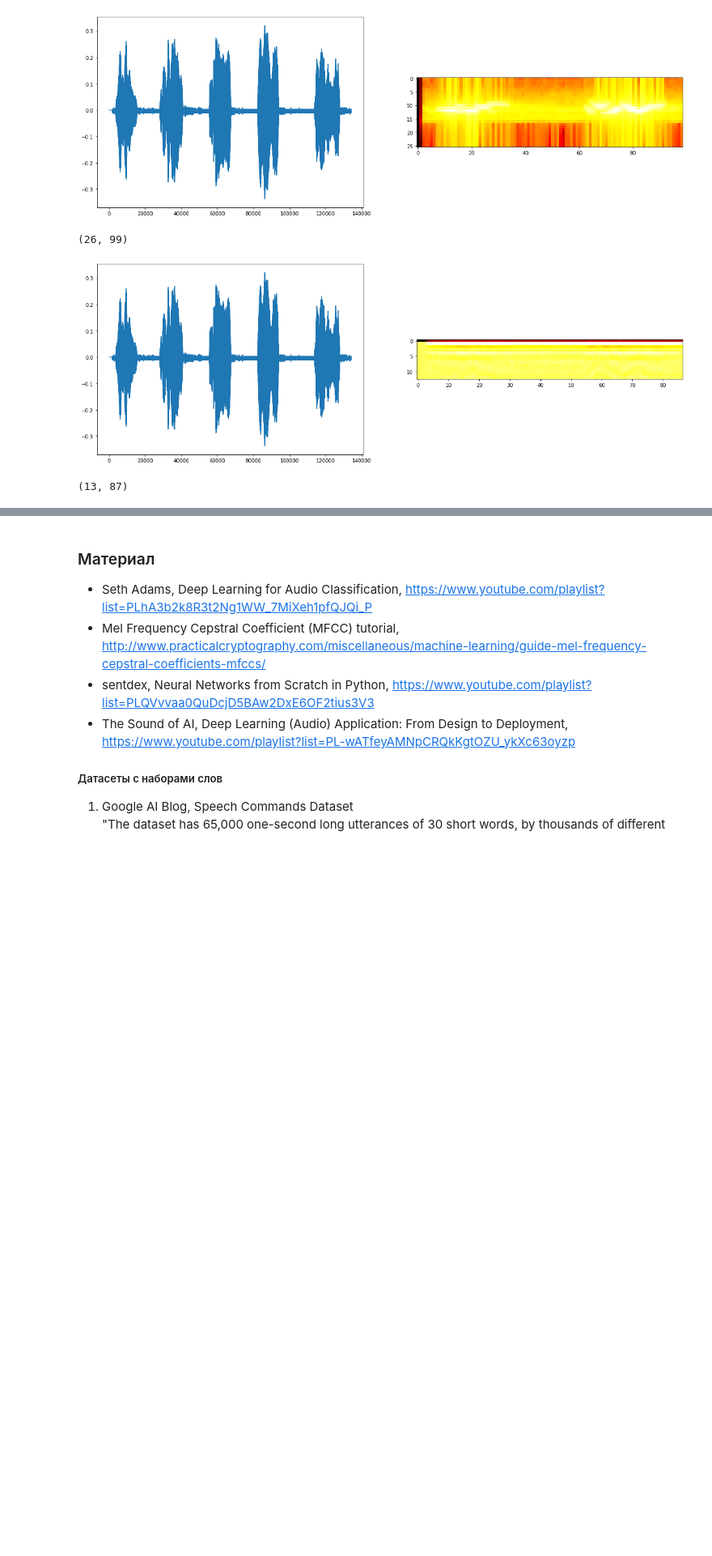
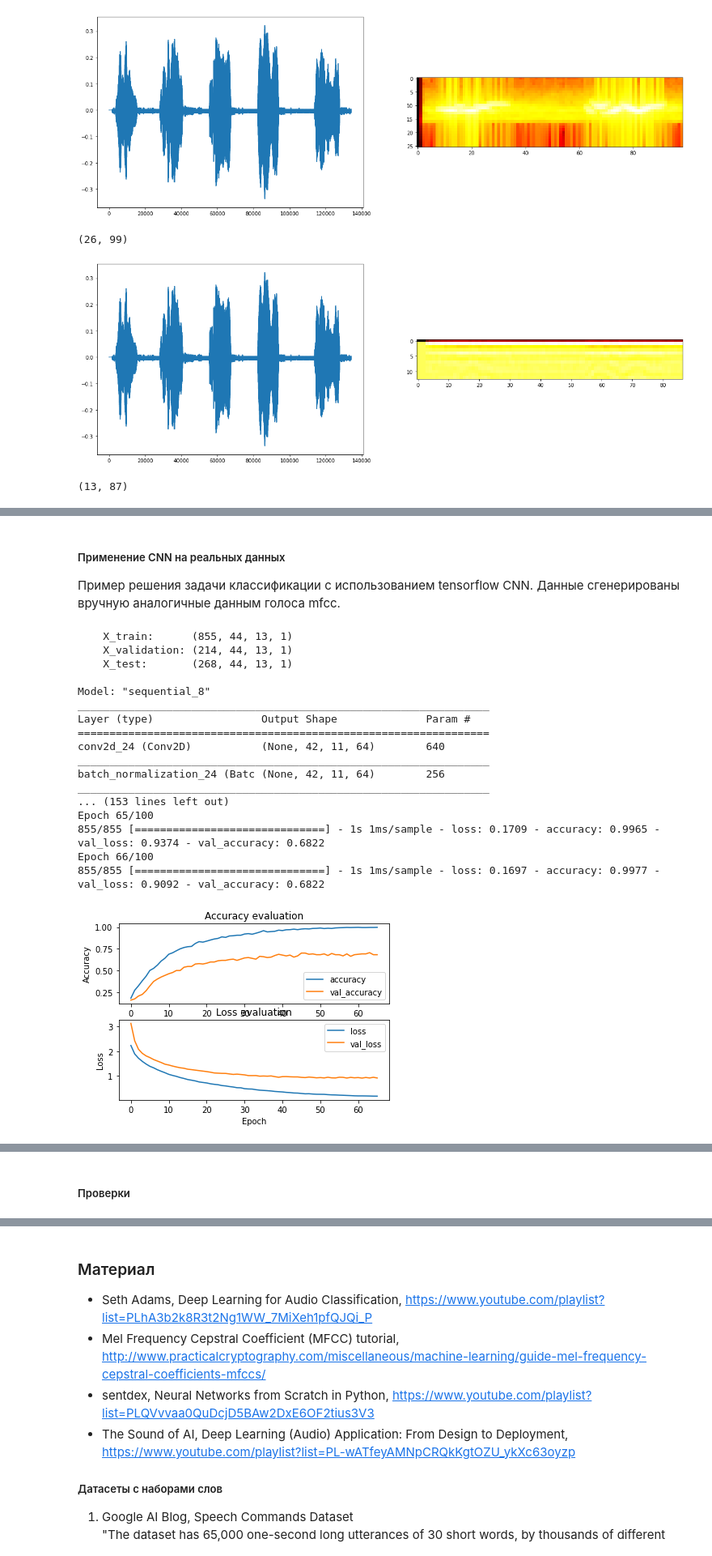
Before and after one commit to balobinp/AudioSignalProcessing, a Jupyter notebook: AudioSignalProcessing.ipynb, the cells around one changed output, grey strips where cells are left out. Shown at 81% size. Cells and saved outputs as stored; diff of their text form; code cells hidden in the pictures; blank space fills up the shorter version.

```diff
--- a/AudioSignalProcessing.ipynb
+++ b/AudioSignalProcessing.ipynb
@@ -35,6 +37,8 @@ from sklearn.model_selection import train_test_split
 downloads = r".\VoiceSamples"
 
 input_voice_samples_folders = join(downloads, 'YesNoFive10Samples')
+# input_voice_samples_folders = join(downloads, 'OnOffUpDownStopOthers250Samples')
+
 output_voice_features_json = join(input_voice_samples_folders, "data.json")
 output_trained_model = join(input_voice_samples_folders, "model.h5")
 
@@ -76,7 +80,7 @@ def preprocess_dataset(dataset_path, json_path, num_mfcc=13, n_fft=2048, hop_len
                     # extract MFCCs
                     MFCCs = librosa.feature.mfcc(signal, sample_rate, n_mfcc=num_mfcc, n_fft=n_fft, hop_length=hop_length)
                     # store data for analysed track
-                    data["MFCCs"].append(MFCCs.T.tolist())
+                    data["MFCCs"].append(MFCCs.T[..., np.newaxis].tolist())
                     data["labels"].append(i-1)
                     data["files"].append(file_path)
 
@@ -94,7 +98,8 @@ def load_data(data_path):
         data = json.load(fp)
     X = np.array(data["MFCCs"])
     y = np.array(data["labels"])
-    return X, y
+    mapping = data['mapping']
+    return X, y, mapping
 
 preprocess_dataset(input_voice_samples_folders, output_voice_features_json)
 
@@ -445,0 +451,55 @@ Epoch 22/30
+# %% [markdown]
+##### Применение CNN на реальных данных
+Пример решения задачи классификации с использованием tensorflow CNN. Данные сгенерированы вручную аналогичные данным голоса mfcc.
+# %%
+# Загрузка данных из файла, обучение модели, тестирование и сохранение осученной модели в файл
+
+def main():
+
+    # generate dataset
+    X, y, _ = load_data(output_voice_features_json)
+
+    # generate train, validation and test sets
+    X_train, y_train, X_validation, y_validation, X_test, y_test = prepare_dataset(X, y)
+
+    print(f"""
+    X_train: {str(X_train.shape):>21}
+    X_validation: {str(X_validation.shape):>15}
+    X_test: {str(X_test.shape):>22}\n""")
+
+    # create network
+    input_shape = (X_train.shape[1], X_train.shape[2], 1) # (segments, coeffisients=13, 1)
+    model = build_model(input_shape, learning_rate=LEARNING_RATE)
+
+    # train network
+    history = train(model, EPOCHS, BATCH_SIZE, PATIENCE, X_train, y_train, X_validation, y_validation)
+
+    # plot accuracy/loss for training/validation set as a function of the epochs
+    plot_history(history)
+
+    # evaluate network on test set
+    test_loss, test_acc = model.evaluate(X_test, y_test)
+
+    # save model
+    model.save(output_trained_model)
+
+main()
+# %% [output]
+    X_train:      (855, 44, 13, 1)
+    X_validation: (214, 44, 13, 1)
+    X_test:       (268, 44, 13, 1)
+
+Model: "sequential_8"
+_________________________________________________________________
+Layer (type)                 Output Shape              Param #
+=================================================================
+conv2d_24 (Conv2D)           (None, 42, 11, 64)        640
+_________________________________________________________________
+batch_normalization_24 (Batc (None, 42, 11, 64)        256
+_________________________________________________________________
+... (153 lines left out)
+Epoch 65/100
+855/855 [==============================] - 1s 1ms/sample - loss: 0.1709 - accuracy: 0.9965 - val_loss: 0.9374 - val_accuracy: 0.6822
+Epoch 66/100
+855/855 [==============================] - 1s 1ms/sample - loss: 0.1697 - accuracy: 0.9977 - val_loss: 0.9092 - val_accuracy: 0.6822
+[figure, added]
@@ -446 +507,3 @@ Epoch 22/30
+# %% [markdown]
+##### Проверки
 # %%
```
Also changed, not shown: parts of 17 cells of this notebook, 1 other file.
